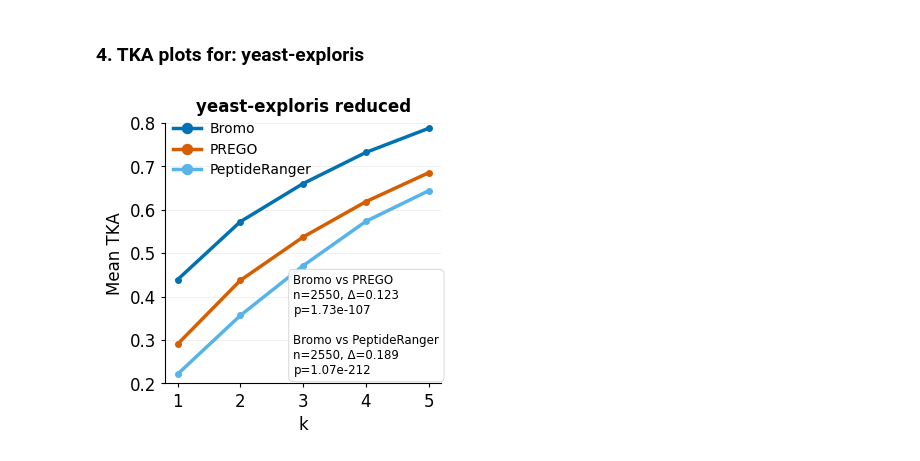
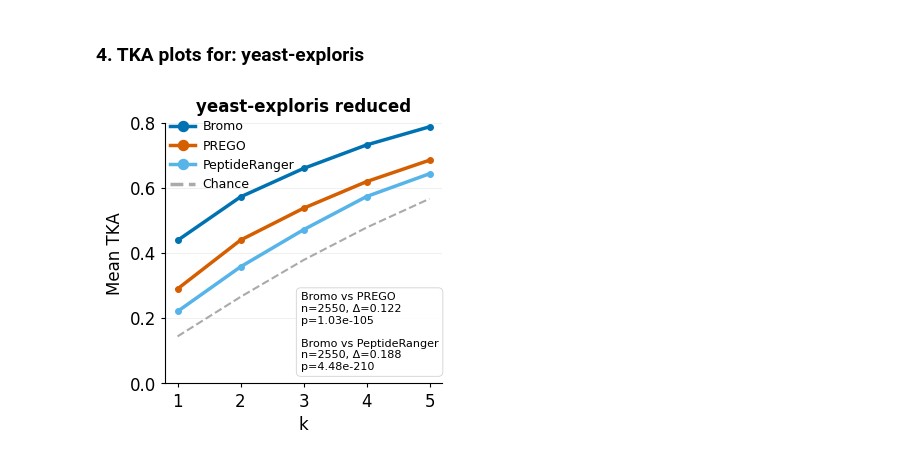
Before and after one commit to Noble-Lab/bromo-manuscript, a Jupyter notebook: ReproduceFigures/07-PlotFigure2DEF/fig2def_builder.ipynb, the cells around one changed output. Drawn from its saved outputs; the diff is of its cells as text; code cells hidden in the pictures.

```diff
--- a/ReproduceFigures/07-PlotFigure2DEF/fig2def_builder.ipynb
+++ b/ReproduceFigures/07-PlotFigure2DEF/fig2def_builder.ipynb
@@ -129,19 +135,22 @@ results = eval_q1_scores(
 q1_dict_pred        = results["sort_columns_pred"]
 q1_dict_prego       = results["prego_score"]
 q1_dict_peptideranger = results["RF_score"]
-# %%
-curve_dicts_q1_exploris = eval_curve_list(
-    dfs = None,
-    topk=5, metric="q1", labels=['Bromo','PREGO','PeptideRanger'],
-    title = 'yeast-exploris reduced',
-    save_path = './fig2e_exploris_maxpep.pdf',
-    curve_dicts = [q1_dict_pred, q1_dict_prego, q1_dict_peptideranger],
-    ttest_loc = (0.465, 0.42),
-    ylabel = 'Mean TKA',
-    legend_fs = 10,
-    ttest_text_fs = 8.5,
-    ylim = (0.2,0.8),
-    legend_loc = (0.01,0.77),
-    colors = ["#0072B2","#D55E00","#56B4E9"])
-# %% [output]
-[figure, removed]
+# %%
+curve_dicts_q1_lumos = eval_curve_list(
+    dfs = None,
+    topk=5, metric="q1", labels=['Bromo','PREGO','PeptideRanger'],
+    title = 'yeast-exploris reduced',
+    save_path = './fig2f_exploris_maxpep.pdf',
+    curve_dicts = [q1_dict_pred, q1_dict_prego, q1_dict_peptideranger],
+    ttest_loc=(0.49, 0.35),
+    ylim = (0,0.8),
+    legend_fs = 9,
+    ttest_text_fs = 8,
+    legend_loc=(0.0005, 0.72),
+    ylabel = 'Mean TKA',
+    colors = ["#0072B2","#D55E00","#56B4E9"],
+    show_chance=True,
+    chance_df=merged,
+    )
+# %% [output]
+[figure, added]
```
Also changed, not shown: parts of 2 cells of this notebook, 4 other files.
